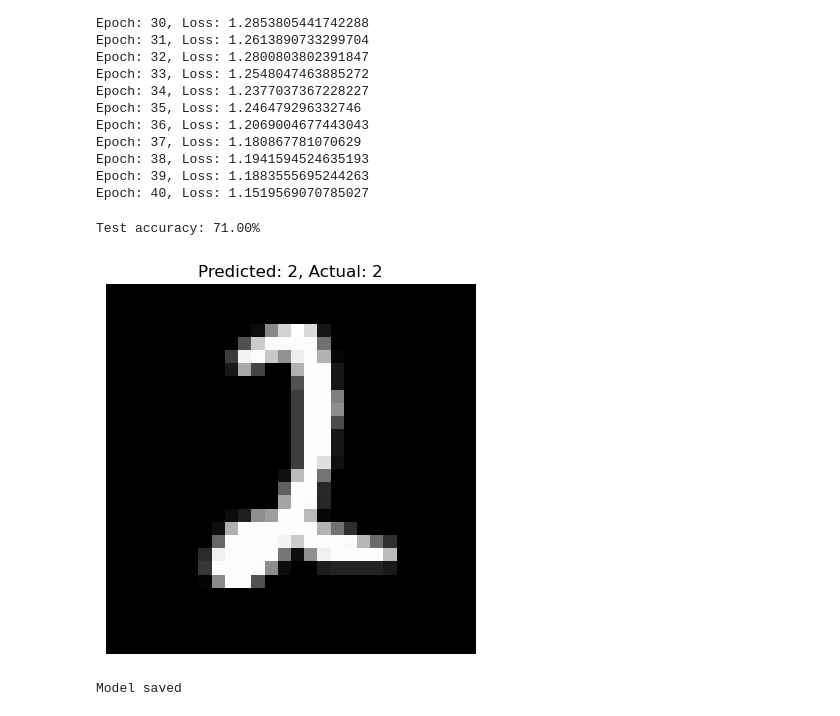
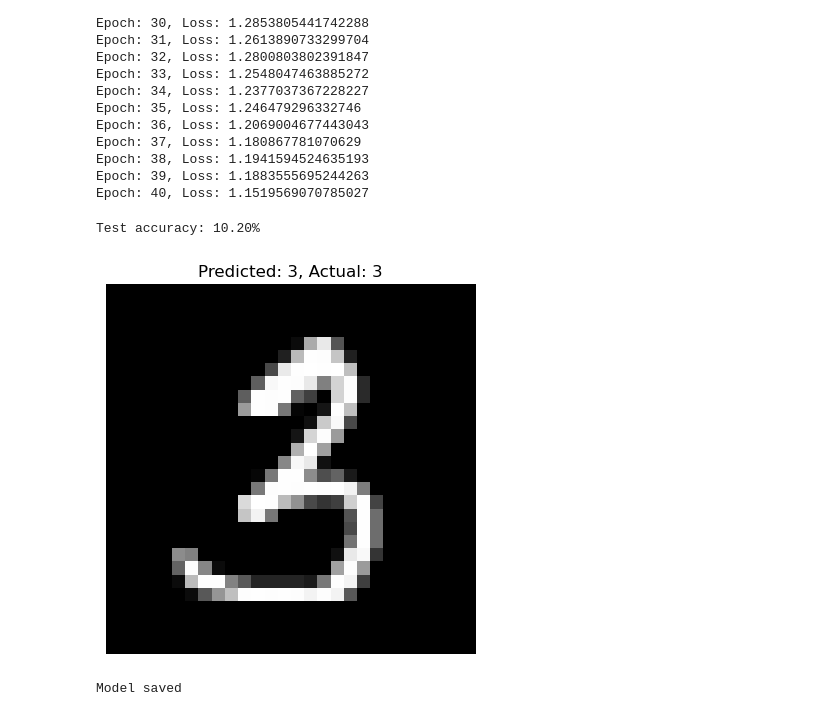
Before and after one commit to dshi08/Digit-Classification, a Jupyter notebook: digit-classification/digits.ipynb, the cells around one changed output. Saved outputs shown, nothing was run; the diff lists cells and outputs as text; code cells hidden in the pictures.

```diff
--- a/digit-classification/digits.ipynb
+++ b/digit-classification/digits.ipynb
@@ -77,7 +82,7 @@ def cross_entropy_loss(logits, true_label):
     return loss
 # %%
 # learning rate will decay by 4% each epoch
-def update_weights(model, base_lr, e, decay=0.96):
+def optimizer(model, base_lr, e, decay=0.96):
     lr = base_lr * (decay ** e)
     for p in model.parameters():
          p.data += -lr * p.grad
@@ -116,7 +121,7 @@ for epoch in range(epochs):
         loss.backward()
 
         # update weights
-        update_weights(model, base_lr=0.2, e=epoch)
+        optimizer(model, base_lr=0.2, e=epoch)
         total_loss += loss.data
 
     print(f"Epoch: {epoch + 1}, Loss: {total_loss / len((X_train))}")
@@ -153,29 +158,29 @@ for x, y_true in zip(X_test_resized[:1000], y_test[:1000]):
 accuracy = correct / total
 print(f"Test accuracy: {accuracy * 100:.2f}%")
 # %% [output]
-Test accuracy: 71.00%
+Test accuracy: 10.20%
 # %%
 import matplotlib.pyplot as plt
 import numpy as np
 
-i = 13
+i = 0
 X_test_resized = resize_dataset(X_test, (14, 14))
 img_resized = X_test_resized[i]
 img = X_test[i]
 label = y_test[i]
 
 # Predict
 x_vals = [Value(xi) for xi in np.ravel(img_resized)]
 y_pred = model(x_vals)
 pred_label = np.argmax([p.data for p in y_pred])
 
 
 plt.imshow(img.reshape(28, 28), cmap='gray')
 plt.title(f"Predicted: {pred_label}, Actual: {label}")
 plt.axis('off')
 plt.show()
 # %% [output]
-[figure, old version]
+[figure, new version]
 # %%
 import pickle
 import os
```
Also changed, not shown: parts of 1 cell of this notebook.
